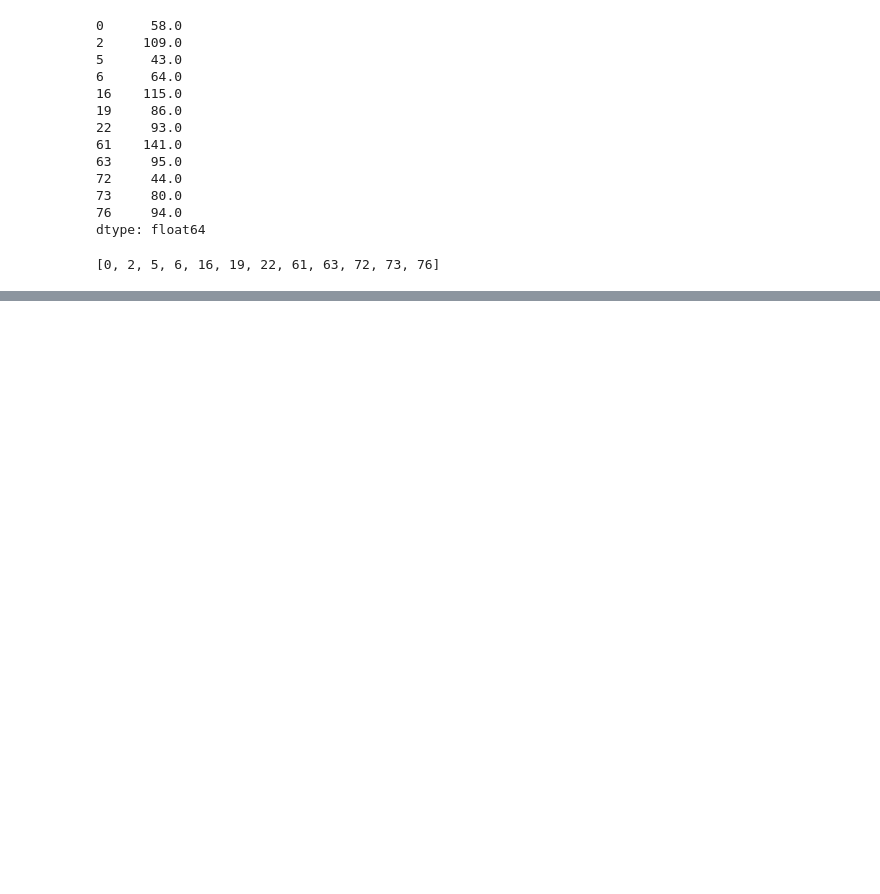
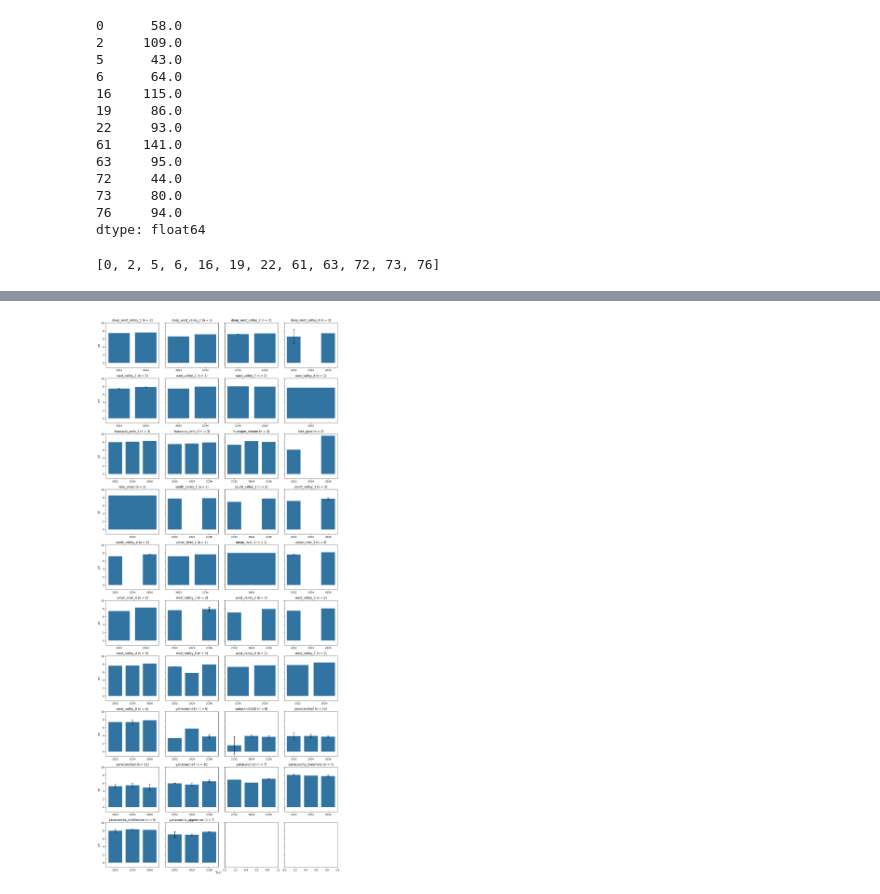
Before and after one commit to Sari-Parvillers/watergroup-peru, a Jupyter notebook: data_exploring.ipynb, the cells around one changed output, grey strips where cells are left out. Cells and saved outputs as stored; diff of their text form; code cells hidden in the pictures; blank space fills up the shorter version.

Commit message:
comparison per area and year, 1

```diff
--- a/data_exploring.ipynb
+++ b/data_exploring.ipynb
@@ -160,6 +185,6 @@ Name: label, dtype: str
 # %%
 gdf_2022['label'] = '2022' + gdf_2022['Obs_number']
-gdf_2024['label'] = '2024' + gdf_2024['OBJECTID'].astype(str)
+gdf_2024['label'] = '2024' + gdf_2024['SampleID'].astype(str)
 gdf_2026['label'] = '2026' + gdf_2026['ID']
 # %%
 gdf_2026['low_cover'] = (
@@ -184,0 +228,14 @@ TypeError: DataFrame.merge() missing 1 required positional argument: 'right'
+# %%
+columns_of_interest = sorted({'Al', 'As', 'Ba', 'Ca', 'Cu', 'EC', 'Fe', 'K', 'Mg', 'Na', 'pH'})
+# %%
+df_comparison_data =  df_all_years_by_area.copy()
+df_comparison_data[columns_of_interest] = df_comparison_data[columns_of_interest].apply(pd.to_numeric, errors='coerce')
+# %%
+df_summary_comparison = (
+    df_comparison_data.groupby(['group', 'year'])[columns_of_interest]
+      .agg(['mean', 'median', 'std', 'count'])
+)
+
+# flatten ('pH', 'mean') -> 'mean_pH'
+df_summary_comparison.columns = [f'{stat}_{col}' for col, stat in df_summary_comparison.columns]
+df_summary_comparison = df_summary_comparison.reset_index()
@@ -184,0 +258,40 @@ TypeError: DataFrame.merge() missing 1 required positional argument: 'right'
+# %%
+years = sorted(df_summary_comparison['year'].unique())
+areas = sorted(df_summary_comparison['group'].unique())
+
+ncols = 4
+nrows = math.ceil(len(areas) / ncols)
+
+fig, axes = plt.subplots(nrows, ncols, figsize=(3.5 * ncols, 3.2 * nrows),
+                         sharey=True, squeeze=False)
+axes = axes.flat
+
+for ax, area in zip(axes, areas):
+    df_area = df_summary_comparison[df_summary_comparison['group'] == area]
+    n = int(df_area['count_pH'].sum())
+
+    sns.barplot(data=df_area, x='year', y='mean_pH', order=years,
+                errorbar=None, ax=ax)
+
+    df_area_by_year = df_area.set_index('year').reindex(years)
+    ax.errorbar(range(len(years)), df_area_by_year['mean_pH'],
+                yerr=df_area_by_year['std_pH'],
+                fmt='none', color='black', capsize=4)
+
+    ax.set_title(f'{area} (n = {n})')
+    ax.set_xlabel('')
+    ax.set_ylabel('')
+
+# hide unused axes in the last row
+for ax in list(axes)[len(areas):]:
+    ax.set_visible(False)
+
+# label only the first column
+for ax in fig.axes[::ncols]:
+    ax.set_ylabel('pH')
+
+fig.supxlabel('Year')
+plt.tight_layout()
+plt.show()
+# %% [output]
+[figure, added]
```
Also changed, not shown: parts of 21 cells of this notebook, 1 other file.
